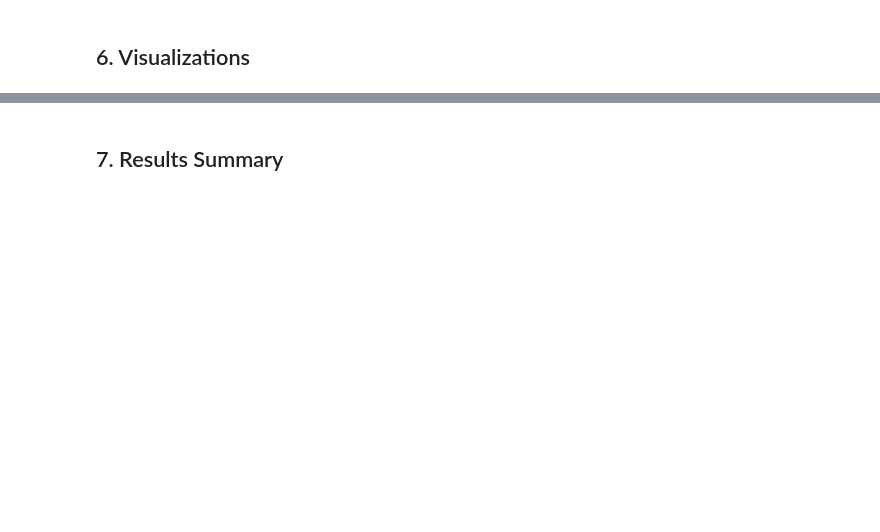
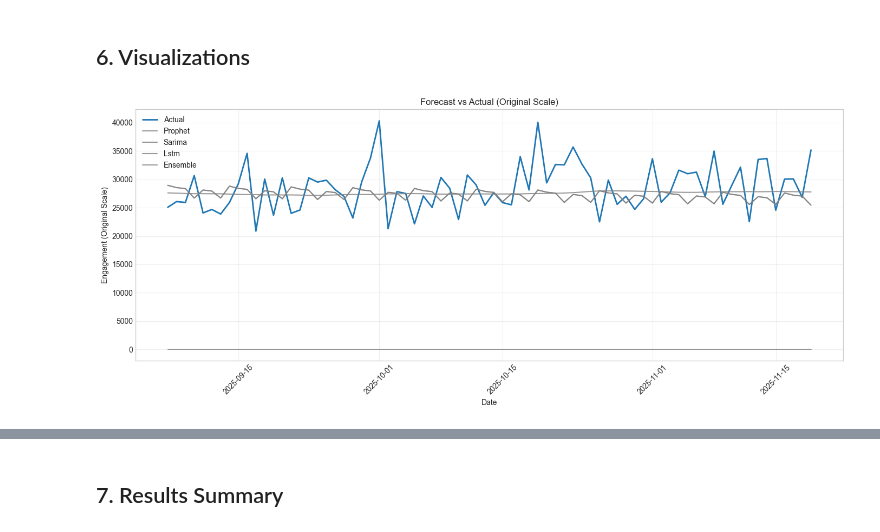
Before and after one commit to avkbsurya119/SocialProphet, a Jupyter notebook: notebooks/02_Forecasting.ipynb, the cells around one changed output, grey strips where cells are left out. Drawn from its saved outputs; the diff is of its cells as text; code cells hidden in the pictures; blank space fills up the shorter version.

```diff
--- a/notebooks/02_Forecasting.ipynb
+++ b/notebooks/02_Forecasting.ipynb
@@ -423,21 +462,24 @@ metrics.save_results()
 ## 6. Visualizations
 # %%
 # Initialize visualizer
-visualizer = Visualizer(figsize=(14, 6))
+visualizer = Visualizer()
 # %%
 # Plot predictions vs actuals
 fig = visualizer.plot_predictions(
     dates=test_df['ds'],
     y_true=test_df['y_raw'],  # Original scale
     predictions={
         'Prophet': np.expm1(prophet_preds['yhat'].values),
         'SARIMA': np.expm1(sarima_preds['yhat'].values),
         'LSTM': np.expm1(lstm_preds['yhat'].values),
-        'Ensemble': np.expm1(ensemble_preds['ensemble'].values)
+        'Ensemble': np.expm1(ensemble_preds['ensemble_pred'].values)
     },
-    title="Forecast vs Actual (Original Scale)"
+    title="Forecast vs Actual (Original Scale)",
+    figsize=(14, 6)
 )
 plt.tight_layout()
 plt.show()
+# %% [output]
+[figure, added]
 # %%
 # Plot residuals for ensemble
```
Also changed, not shown: parts of 12 cells of this notebook, 1 other file.
